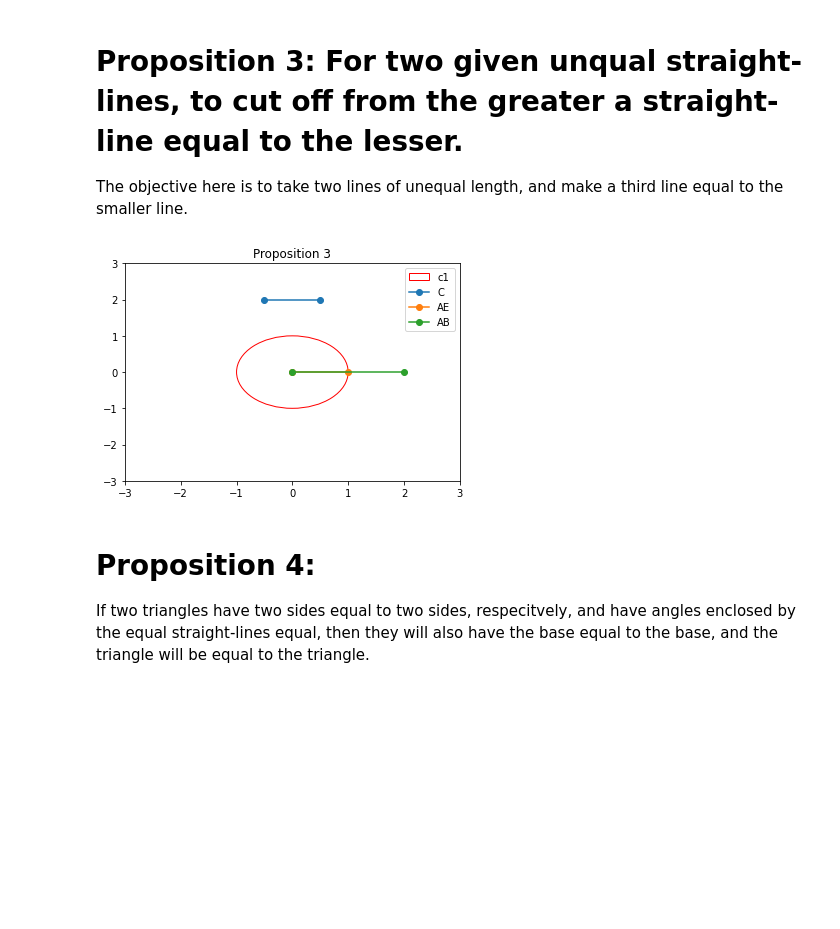
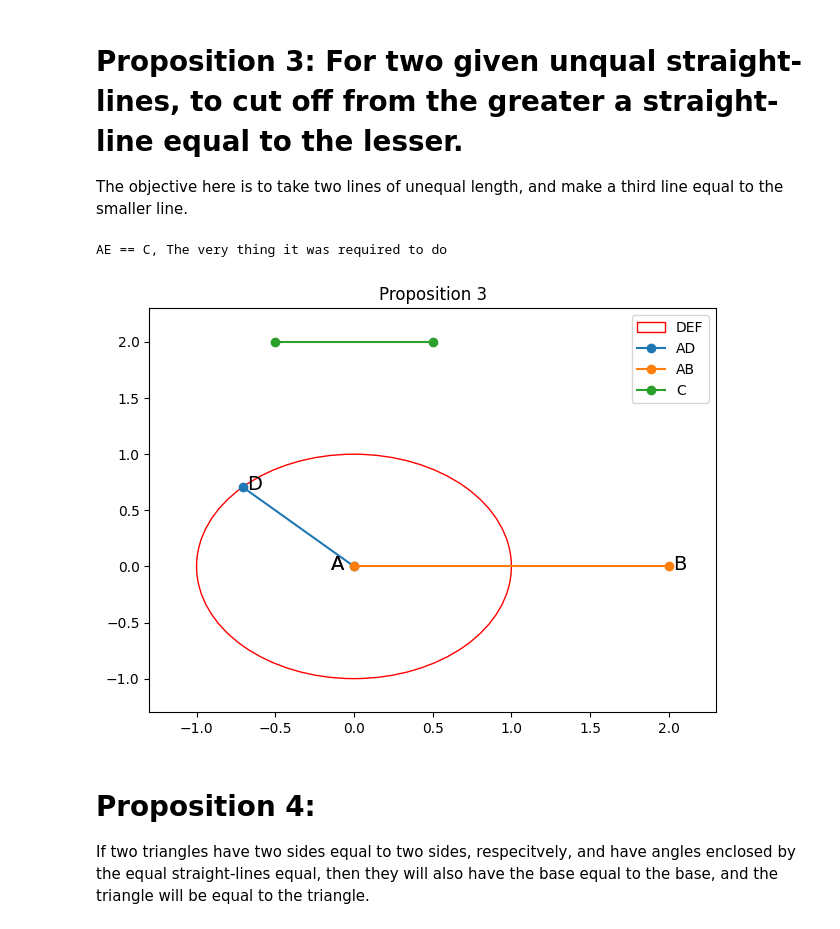
Before and after one commit to jon-bown/euclid, a Jupyter notebook: euclid_s_elements_book_1_prop_1_20.ipynb, the cells around one changed output. Saved outputs shown, nothing was run; the diff lists cells and outputs as text; code cells hidden in the pictures; blank space fills up the shorter version.

```diff
--- a/euclid_s_elements_book_1_prop_1_20.ipynb
+++ b/euclid_s_elements_book_1_prop_1_20.ipynb
@@ -296,3 +307,15 @@ def is_valid_triangle(a,b,c):
+# %%
+def extend_point2_circle_edge(cir: Circle, point: Point2, angle: float):
+  angle_rad = angle
+
+  # Calculate the X and Y offsets
+  offset_x = cir.r * np.cos(angle_rad)
+  offset_y = cir.r * np.sin(angle_rad)
+
+  # Calculate the coordinates of the point on the circle's edge
+  point_x = cir.c.x + offset_x
+  point_y = cir.c.y + offset_y
+  return Point2E(point_x, point_y)
 # %% [markdown]
 To implement a Triangle object, each component will be set up to follow this pattern.
 
@@ -657,37 +615,23 @@ A = Point2(0,0)
 B = Point2(2,0)
 AB = Line2E(A, B)
 C = Line2E(Point2(-0.5, 2), Point2(0.5, 2))
-# Draw a circle of radius length of C and call it DEF
+# Draw a circle of radius length of AD and call it DEF
 DEF = Circle2E(A, C.__len__())
-#
+D = extend_point2_circle_edge(DEF, A, 3*np.pi/4)
+AD = Line2E(A, D)
+#Cut off the line AE at the circle's intersection with AB
 AE = Line2E(A, euclid._intersect_line2_circle(AB, DEF).p1)
+# Since point A is the center of circle DEF, AE == AD
+# But AD is equal to C
 prop3_cond = AE.__len__() == C.__len__()
 if prop3_cond:
-    print("")
+    print("AE == C, The very thing it was required to do")
+# %% [output]
+AE == C, The very thing it was required to do
-# %%
-plt.axis([-3, 3, -3, 3])
-#plt.axis("equal")
-
-#define circles
-circle1=plt.Circle((DEF.c.x, DEF.c.y), DEF.r, fill=False, color='red', label='c1')
-
-#plt.axis('equal')
-#add circles to plot
-plt.gca().add_artist(circle1)
-
-#BF
-plt.plot([C.p1.x, C.p2.x], [C.p1.y, C.p2.y], marker='o', label='C')
-plt.plot([AE.p1.x, AE.p2.x], [AE.p1.y, AE.p2.y], marker='o', label='AE')
-plt.plot([AB.p1.x, AB.p2.x], [AB.p1.y, AB.p2.y], marker='o', label='AB')
-
-#Lines
-#plt.gca().add_artist(c3)
-plt.title('Proposition 3')
-plt.legend()
-plt.show()
-#plt.tight_layout()
-# %% [output]
-[figure, removed]
+# %%
+plot_2d([DEF, AD, AB, C], ['DEF','AD','AB', 'C'], colors=['red', 'blue', 'green'], title='Proposition 3')
+# %% [output]
+[figure, added]
 # %%
 def prop_3(L1: Line2E, L2: Line2E):
     """
```
Also changed, not shown: parts of 21 cells of this notebook.
